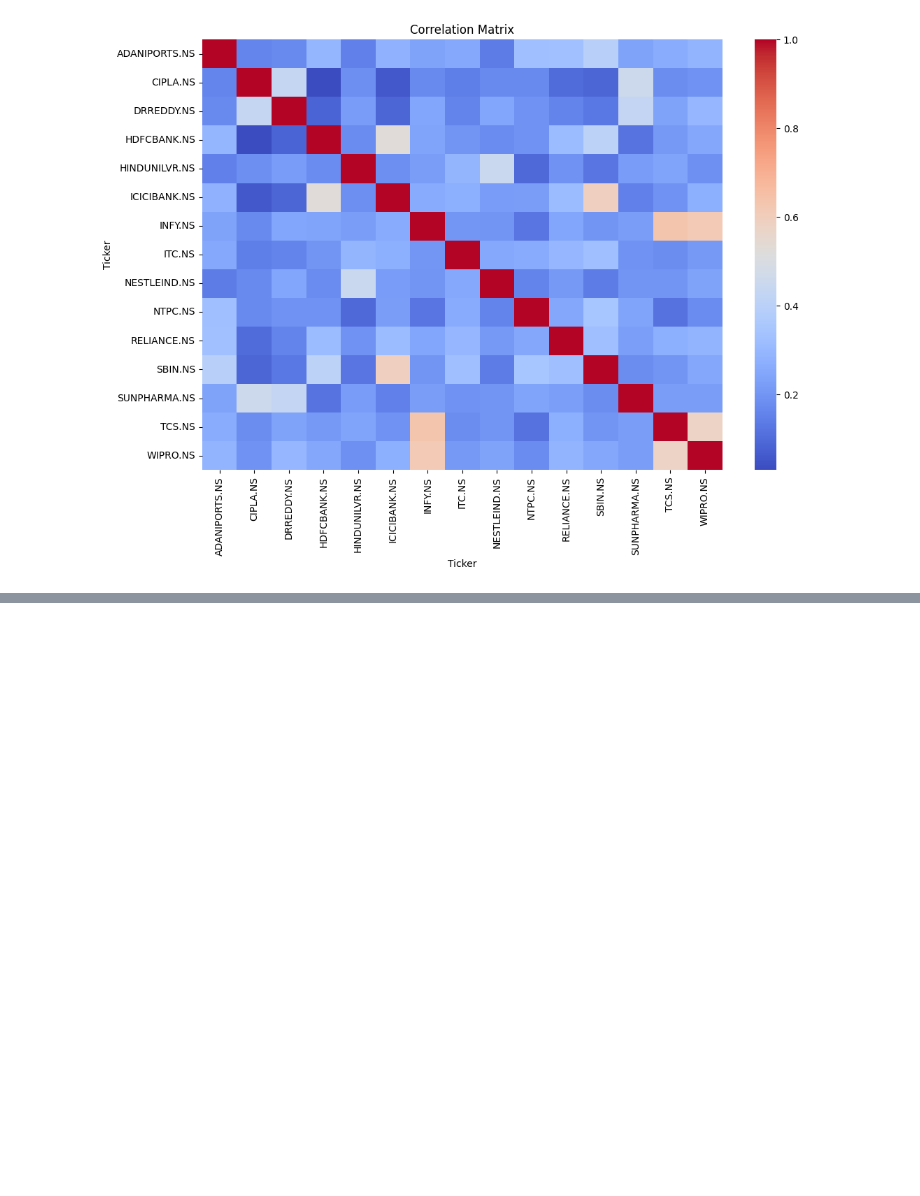
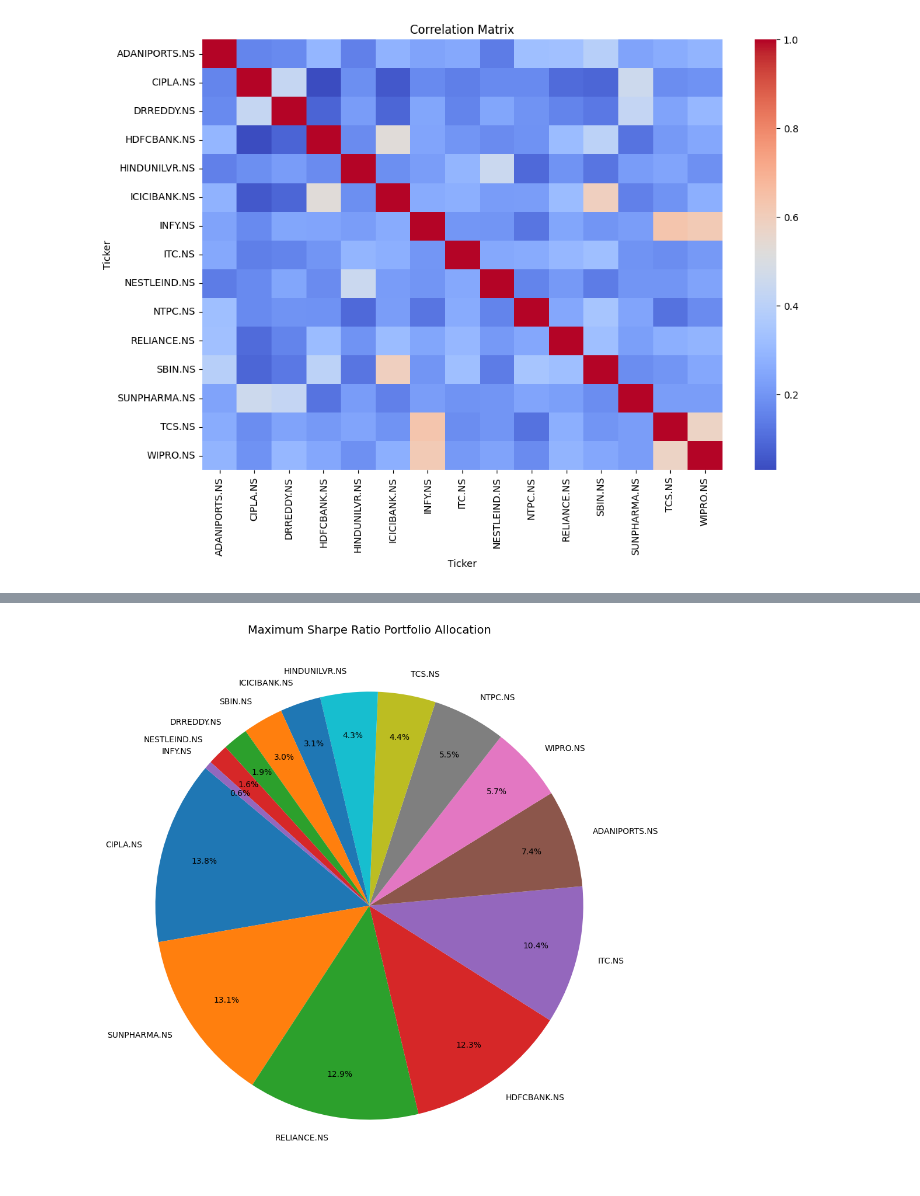
Before and after one commit to kamali1511/Portfolio-Optimization-Using-Modern-Portfolio-Theory-Using-Indian-Stocks, a Jupyter notebook: Portfolio_Optimization_Using_Modern_Portfolio_Theory_(Indian_Stocks).ipynb, the cells around one changed output, grey strips where cells are left out. Saved outputs shown, nothing was run; the diff lists cells and outputs as text; code cells hidden in the pictures; blank space fills up the shorter version.

```diff
--- a/Portfolio_Optimization_Using_Modern_Portfolio_Theory_(Indian_Stocks).ipynb
+++ b/Portfolio_Optimization_Using_Modern_Portfolio_Theory_(Indian_Stocks).ipynb
@@ -203,0 +257,20 @@ ADANIPORTS.NS : 0.008986657084744509
+# %%
+# Sort weights (largest first for better visualization)
+weights = max_sharpe_portfolio[stocks].sort_values(ascending=False)
+
+plt.figure(figsize=(10,10))
+
+plt.pie(
+    weights,
+    labels=weights.index,
+    autopct='%1.1f%%',
+    startangle=140,
+    pctdistance=0.8
+)
+
+plt.title('Maximum Sharpe Ratio Portfolio Allocation', fontsize=14)
+
+plt.tight_layout()
+plt.show()
+# %% [output]
+[figure, added]
```
Also changed, not shown: parts of 6 cells of this notebook.
